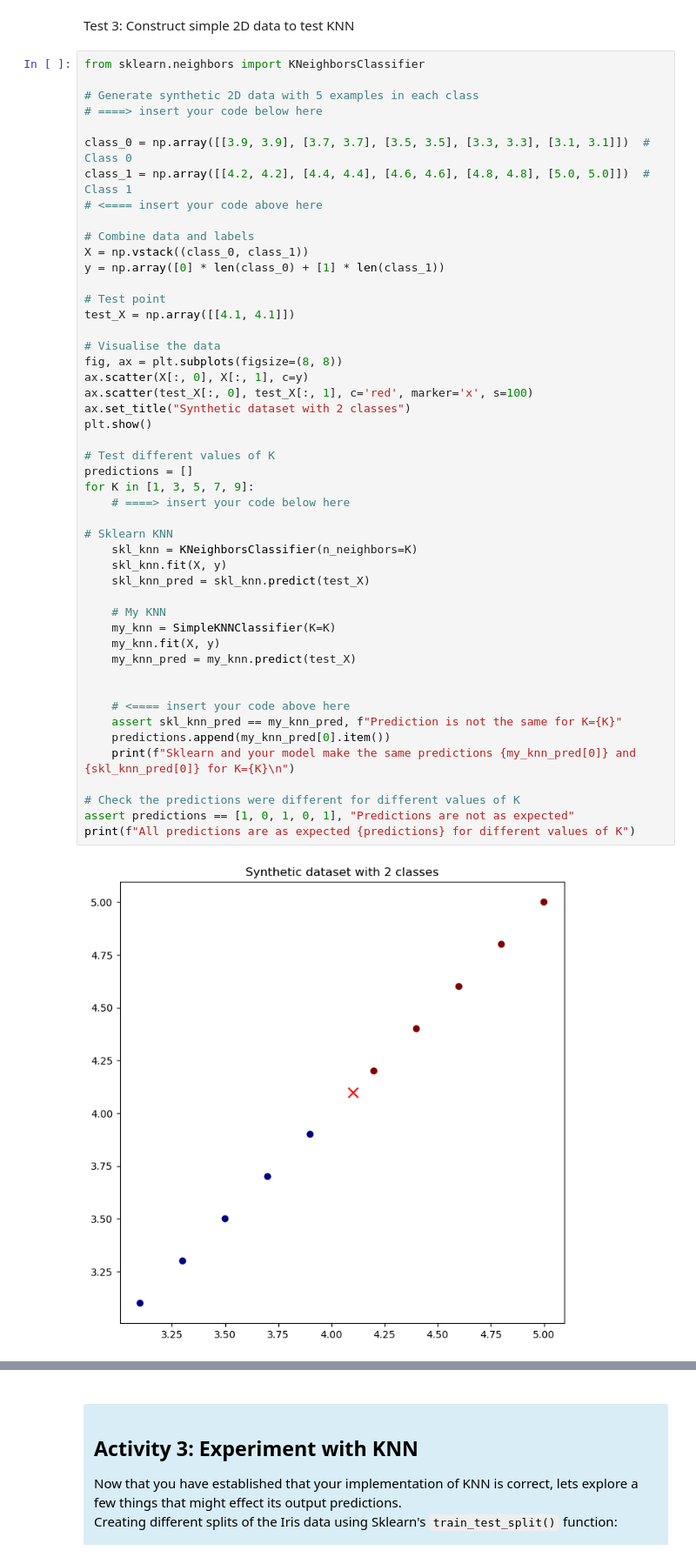
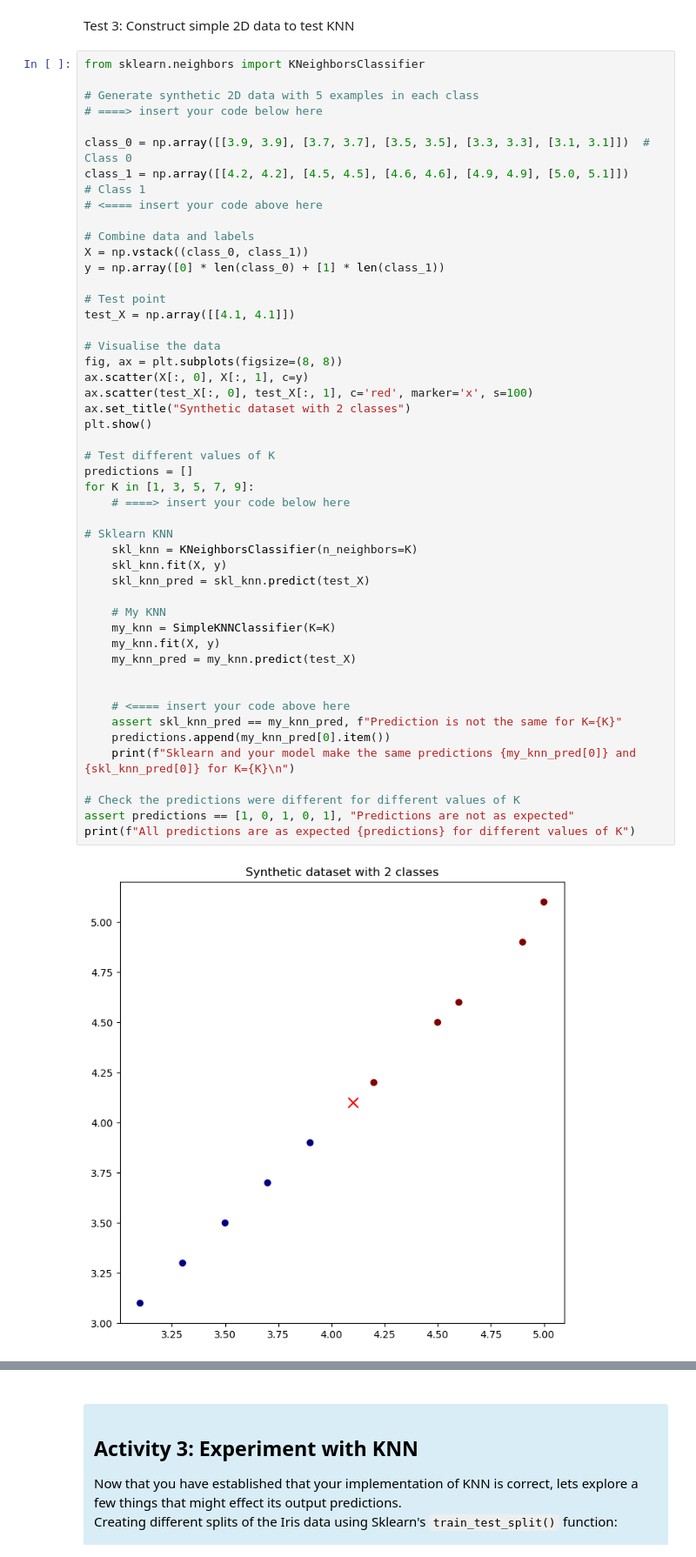
Before and after one commit to rk477/Artificial-Intelligence, a Jupyter notebook: week_6/workbook_6.ipynb, the cells around one changed output, grey strips where cells are left out. Shown at 87% size. Cells and saved outputs as stored; diff of their text form.

```diff
--- a/week_6/workbook_6.ipynb
+++ b/week_6/workbook_6.ipynb
@@ -601,7 +601,7 @@ from sklearn.neighbors import KNeighborsClassifier
 # ====> insert your code below here
 
 class_0 = np.array([[3.9, 3.9], [3.7, 3.7], [3.5, 3.5], [3.3, 3.3], [3.1, 3.1]])  # Class 0
-class_1 = np.array([[4.2, 4.2], [4.4, 4.4], [4.6, 4.6], [4.8, 4.8], [5.0, 5.0]])  # Class 1
+class_1 = np.array([[4.2, 4.2], [4.5, 4.5], [4.6, 4.6], [4.9, 4.9], [5.0, 5.1]]) # Class 1
 # <==== insert your code above here
 
 # Combine data and labels
@@ -616,33 +616,33 @@ fig, ax = plt.subplots(figsize=(8, 8))
 ax.scatter(X[:, 0], X[:, 1], c=y)
 ax.scatter(test_X[:, 0], test_X[:, 1], c='red', marker='x', s=100)
 ax.set_title("Synthetic dataset with 2 classes")
 plt.show()
 
 # Test different values of K
 predictions = []
 for K in [1, 3, 5, 7, 9]:
     # ====> insert your code below here
 
 # Sklearn KNN
     skl_knn = KNeighborsClassifier(n_neighbors=K)
     skl_knn.fit(X, y)
     skl_knn_pred = skl_knn.predict(test_X)
 
     # My KNN
     my_knn = SimpleKNNClassifier(K=K)
     my_knn.fit(X, y)
     my_knn_pred = my_knn.predict(test_X)
 
 
     # <==== insert your code above here
     assert skl_knn_pred == my_knn_pred, f"Prediction is not the same for K={K}"
     predictions.append(my_knn_pred[0].item())
     print(f"Sklearn and your model make the same predictions {my_knn_pred[0]} and {skl_knn_pred[0]} for K={K}\n")
 
 # Check the predictions were different for different values of K
 assert predictions == [1, 0, 1, 0, 1], "Predictions are not as expected"
 print(f"All predictions are as expected {predictions} for different values of K")
 # %% [output]
-[figure, old version]
+[figure, new version]
 Sklearn and your model make the same predictions 1 and 1 for K=1
 
```
Also changed, not shown: parts of 12 cells of this notebook.
